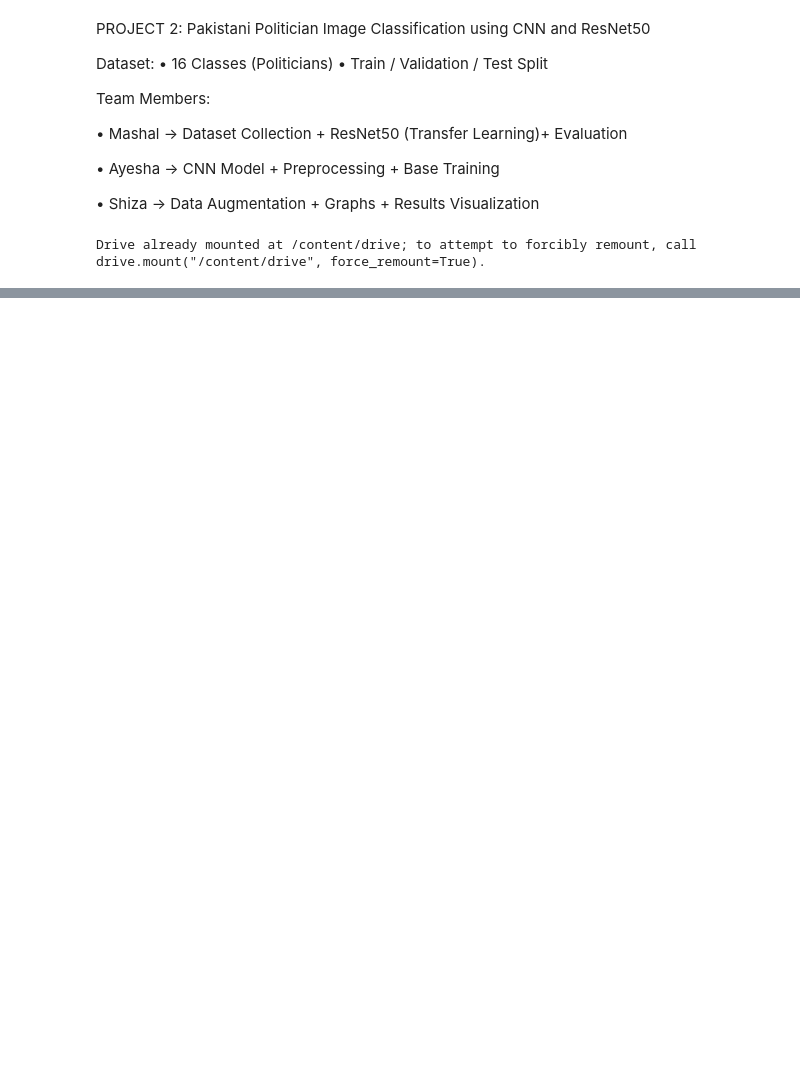
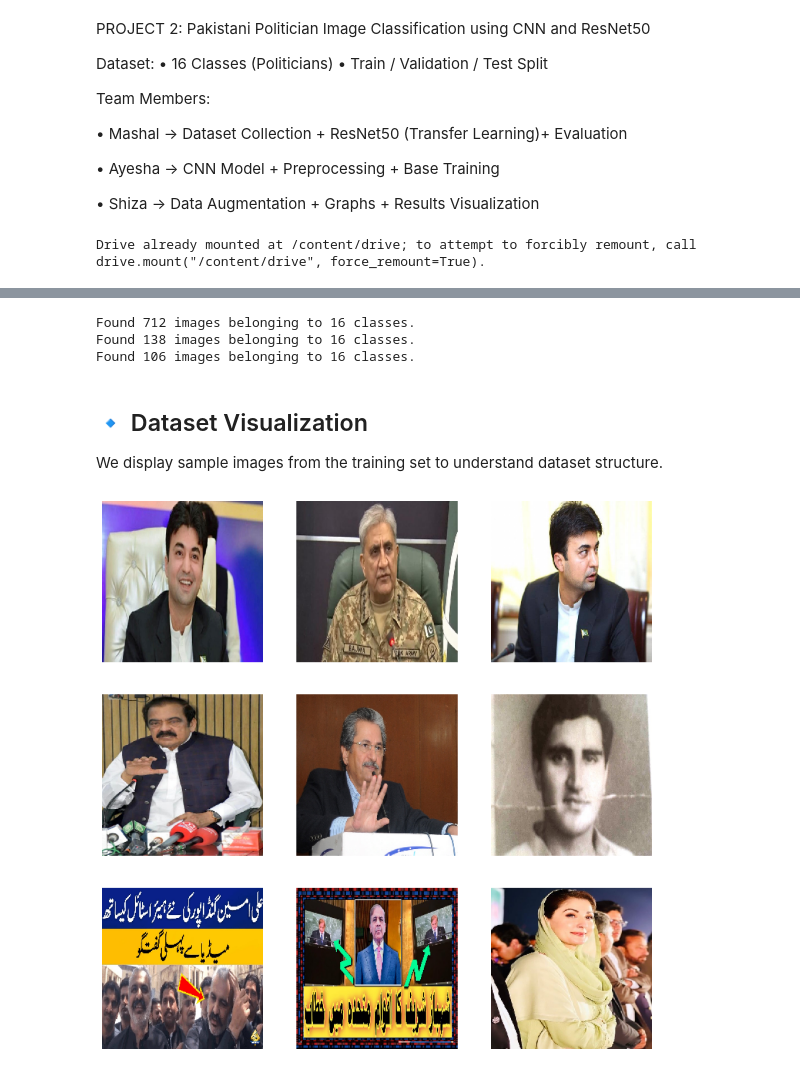
Before and after one commit to ayeshaanxari288/pakistani-politician-cnn-classifier, a Jupyter notebook: politician_classifier.ipynb, the cells around one changed output, grey strips where cells are left out. Drawn from its saved outputs; the diff is of its cells as text; code cells hidden in the pictures; blank space fills up the shorter version.

```diff
--- a/politician_classifier.ipynb
+++ b/politician_classifier.ipynb
@@ -48,0 +105,48 @@ val_test_datagen = ImageDataGenerator(rescale=1./255)
+# %%
+from tensorflow.keras.preprocessing.image import ImageDataGenerator
+
+base_dir = '/content/drive/MyDrive/Dataset/split_dataset'
+
+train_datagen = ImageDataGenerator(rescale=1./255)
+val_datagen = ImageDataGenerator(rescale=1./255)
+test_datagen = ImageDataGenerator(rescale=1./255)
+
+train_data = train_datagen.flow_from_directory(
+    f'{base_dir}/train',
+    target_size=(224, 224),
+    batch_size=32,
+    class_mode='categorical'
+)
+
+val_data = val_datagen.flow_from_directory(
+    f'{base_dir}/val',
+    target_size=(224, 224),
+    batch_size=32,
+    class_mode='categorical'
+)
+
+test_data = test_datagen.flow_from_directory(
+    f'{base_dir}/test',
+    target_size=(224, 224),
+    batch_size=32,
+    class_mode='categorical',
+    shuffle=False
+)
+# %% [output]
+Found 712 images belonging to 16 classes.
+Found 138 images belonging to 16 classes.
+Found 106 images belonging to 16 classes.
+# %% [markdown]
+## 🔹 Dataset Visualization
+We display sample images from the training set to understand dataset structure.
+# %%
+images, labels = next(train_data)
+
+plt.figure(figsize=(12, 12))
+for i in range(9):
+    plt.subplot(3, 3, i+1)
+    plt.imshow(images[i])
+    plt.axis('off')
+plt.show()
+# %% [output]
+[figure, added]
```
Also changed, not shown: parts of 6 cells of this notebook.
